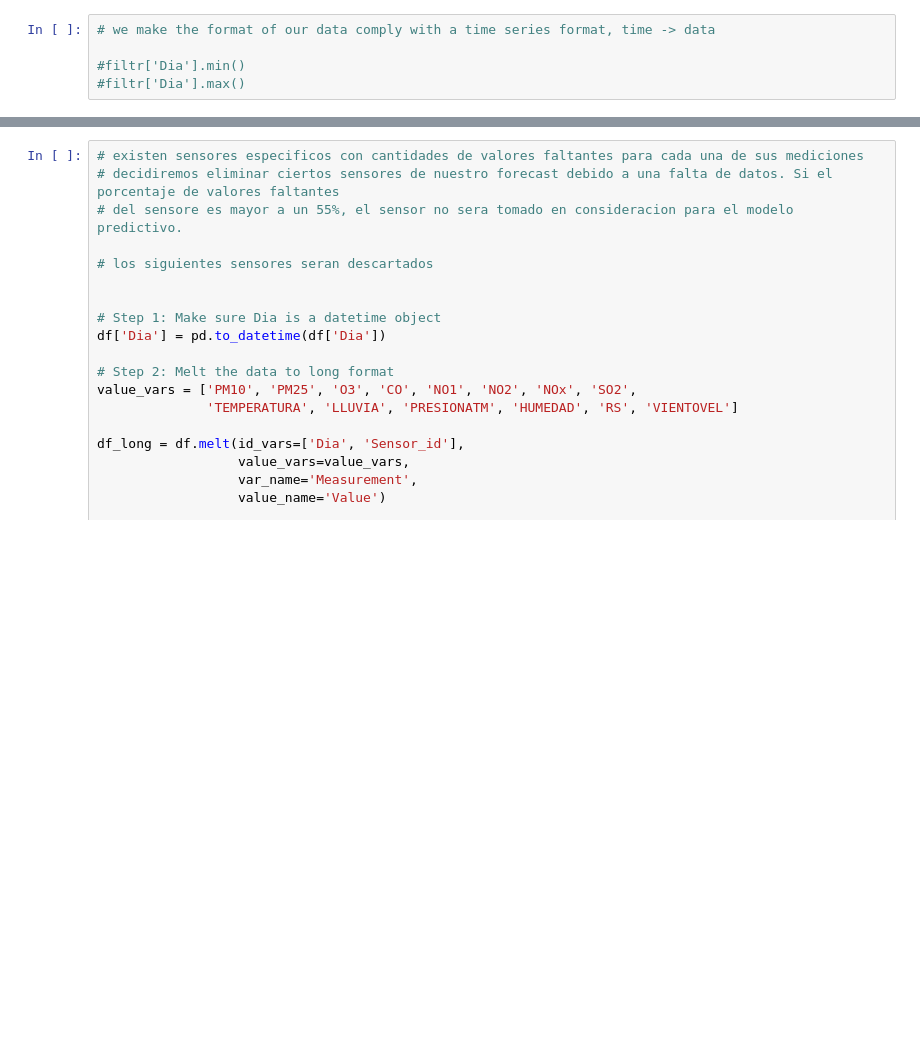
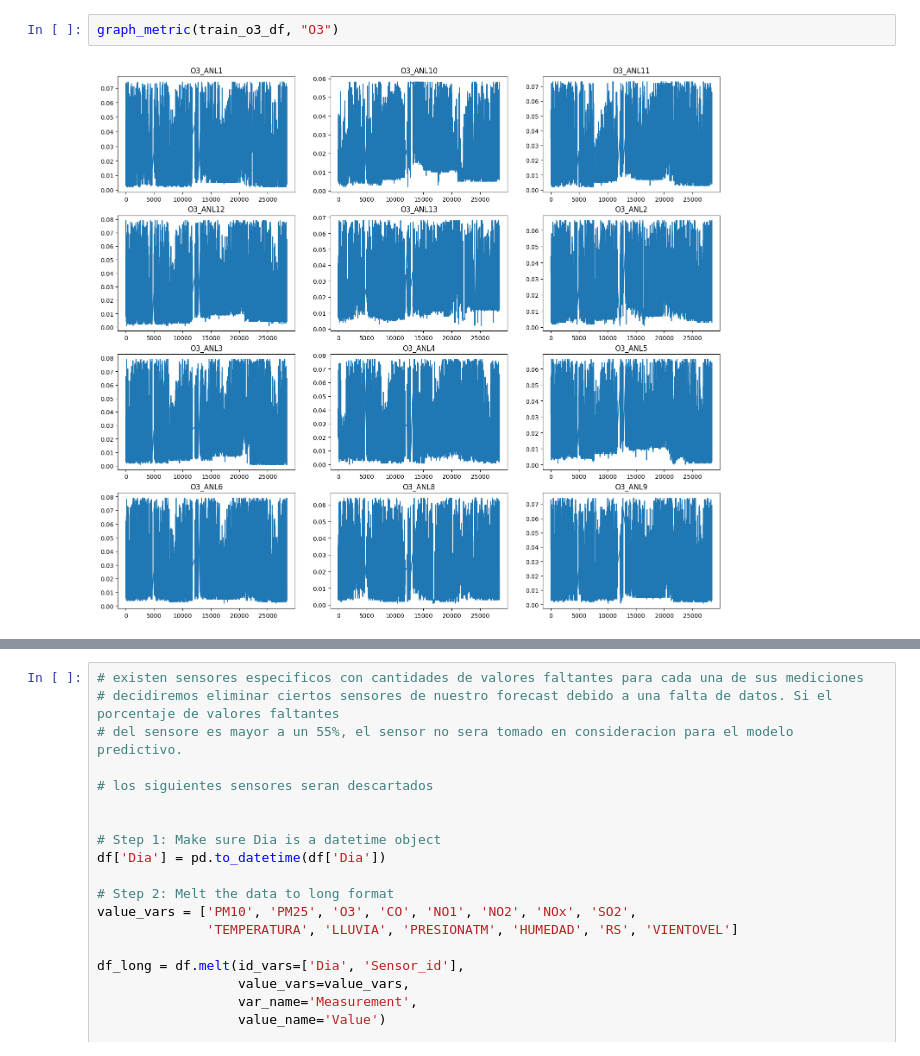
Before and after one commit to SimplySanti/daacc_preficient, a Jupyter notebook: notebooks/Forecasting.ipynb, the cells around one changed output, grey strips where cells are left out. Drawn from its saved outputs; the diff is of its cells as text; blank space fills up the shorter version.

```diff
--- a/notebooks/Forecasting.ipynb
+++ b/notebooks/Forecasting.ipynb
@@ -30,6 +96,5 @@ df.head()
 # %%
-# we make the format of our data comply with a time series format, time -> data
-
-#filtr['Dia'].min()
-#filtr['Dia'].max()
+graph_metric(train_o3_df, "O3")
+# %% [output]
+[figure, added]
 # %%
```
Also changed, not shown: parts of 14 cells of this notebook.
